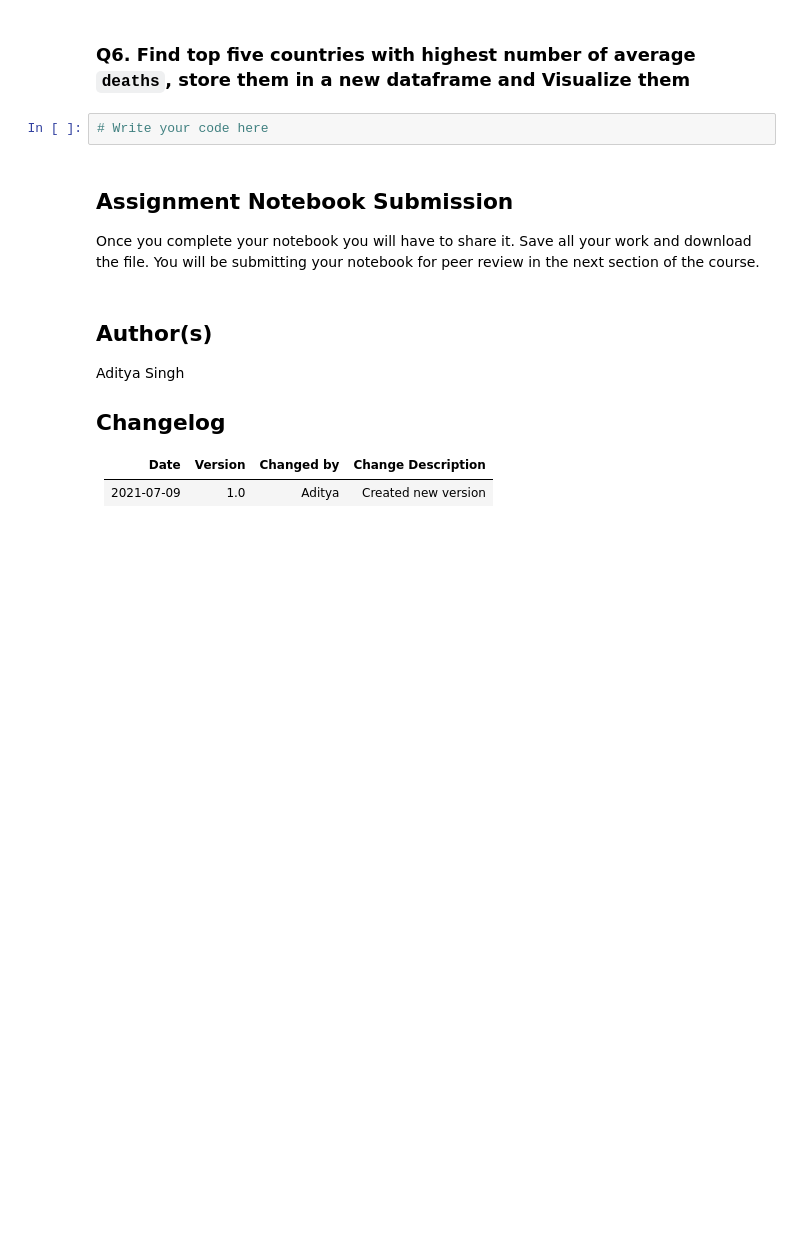
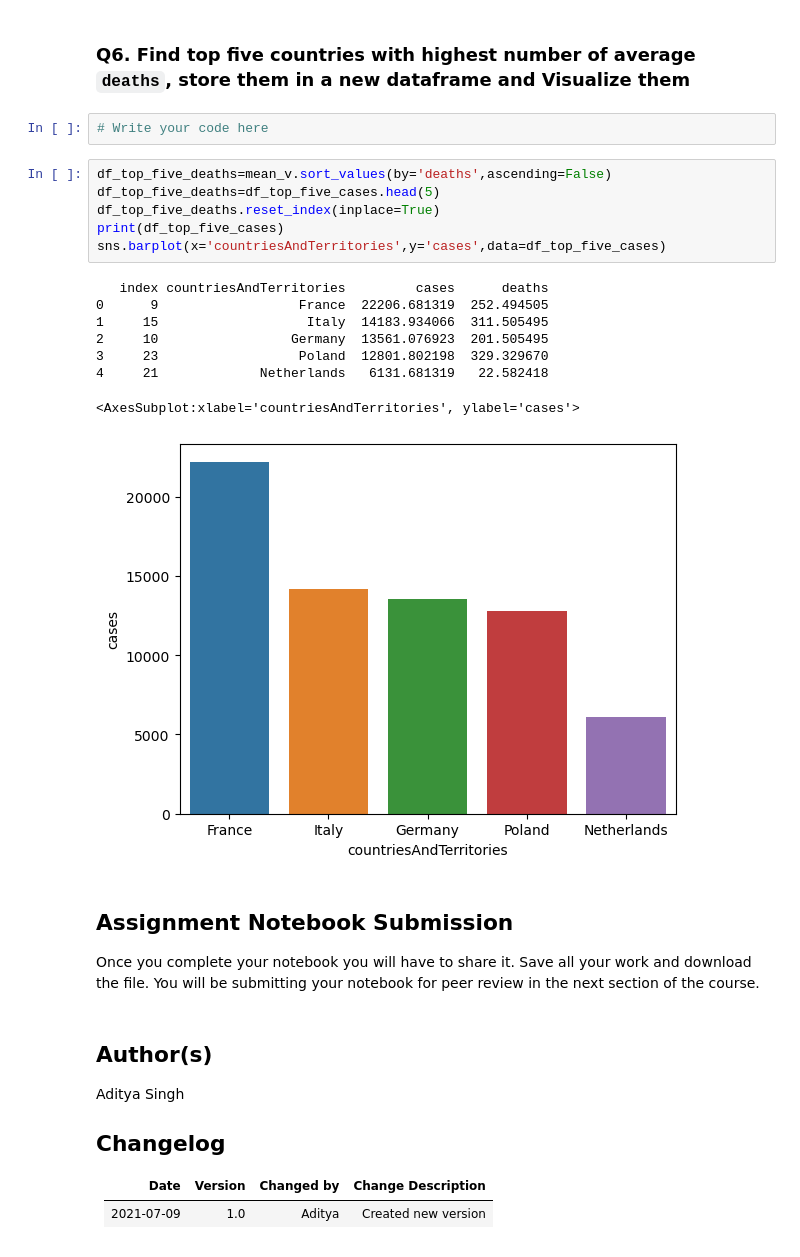
Before and after one commit to Aneeta098/Analysis-files, a Jupyter notebook: Covid_Student_File.ipynb, the cells around one changed output. Cells and saved outputs as stored; diff of their text form; blank space fills up the shorter version.

```diff
--- a/Covid_Student_File.ipynb
+++ b/Covid_Student_File.ipynb
@@ -84,6 +190,21 @@ df.head()
 ### Q6. Find top five countries with highest number of average <code>deaths</code>, store them in a new dataframe and Visualize them
 # %%
 # Write your code here
+# %%
+df_top_five_deaths=mean_v.sort_values(by='deaths',ascending=False)
+df_top_five_deaths=df_top_five_cases.head(5)
+df_top_five_deaths.reset_index(inplace=True)
+print(df_top_five_cases)
+sns.barplot(x='countriesAndTerritories',y='cases',data=df_top_five_cases)
+# %% [output]
+   index countriesAndTerritories         cases      deaths
+0      9                  France  22206.681319  252.494505
+1     15                   Italy  14183.934066  311.505495
+2     10                 Germany  13561.076923  201.505495
+3     23                  Poland  12801.802198  329.329670
+4     21             Netherlands   6131.681319   22.582418
+<AxesSubplot:xlabel='countriesAndTerritories', ylabel='cases'>
+[figure, added]
 # %% [markdown]
 ## Assignment Notebook Submission
 
```
Also changed, not shown: parts of 14 cells of this notebook, 3 other files.
